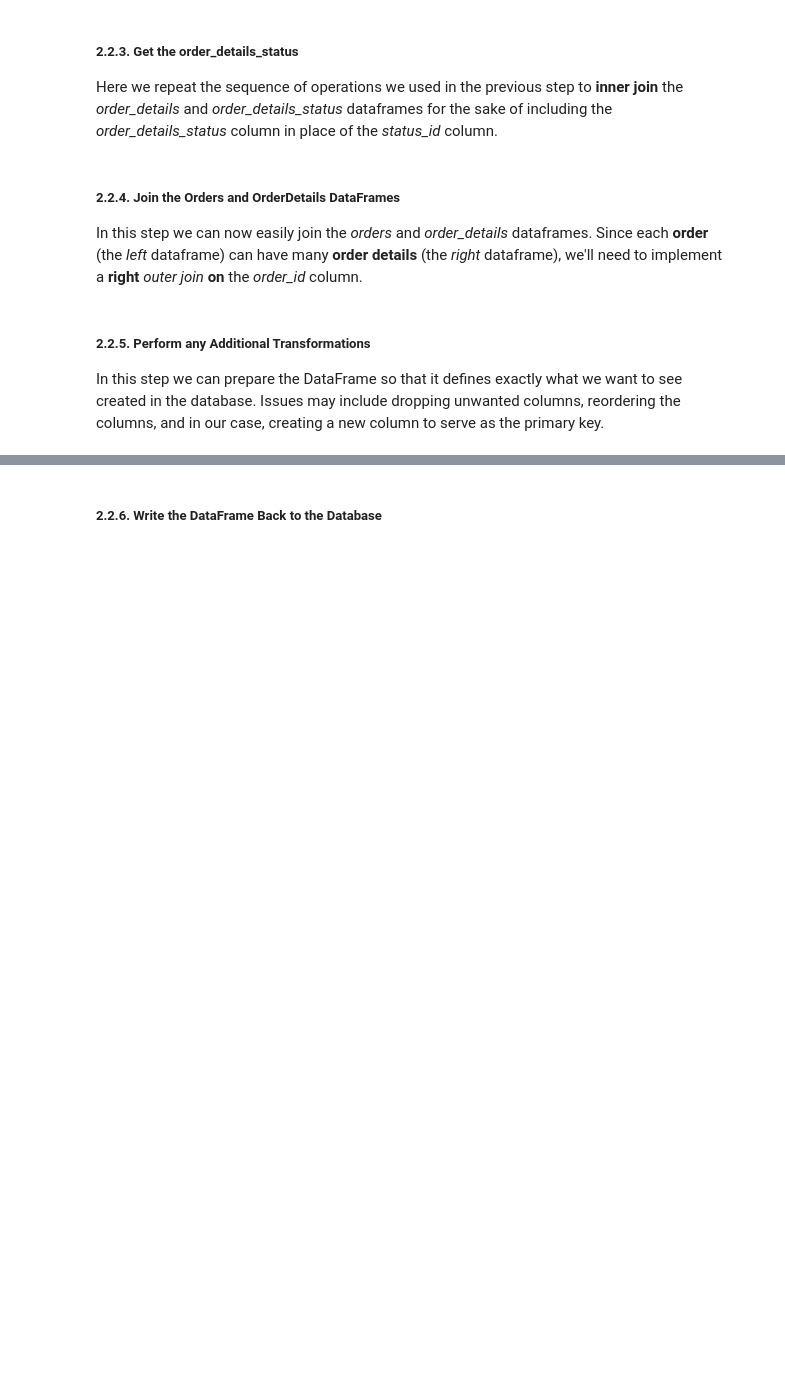
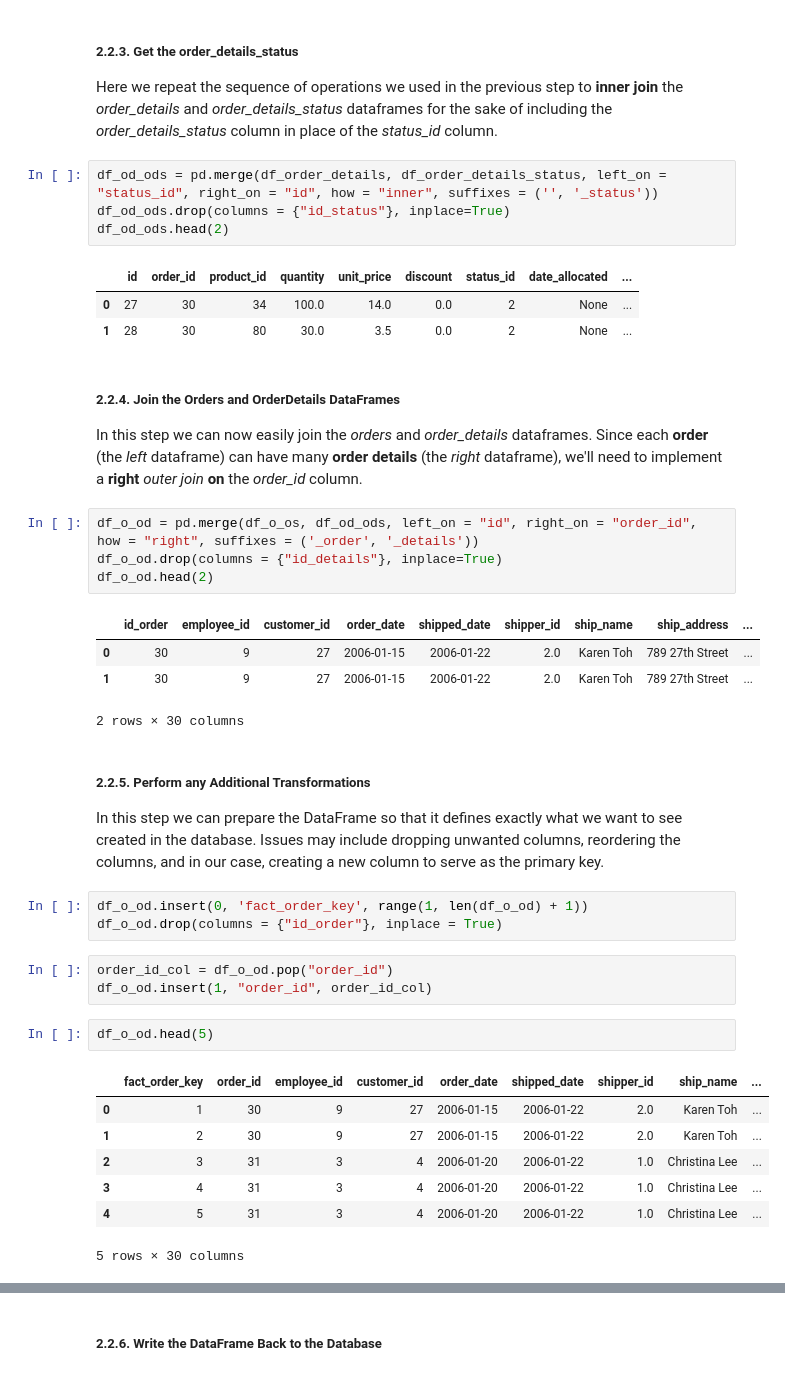
Before and after one commit to wloving77/ds2002, a Jupyter notebook: 02-Python/Lab-03-Python-Extract-Transform-Load.ipynb, the cells around one changed output, grey strips where cells are left out. Cells and saved outputs as stored; diff of their text form; blank space fills up the shorter version.

```diff
--- a/02-Python/Lab-03-Python-Extract-Transform-Load.ipynb
+++ b/02-Python/Lab-03-Python-Extract-Transform-Load.ipynb
@@ -150,9 +203,42 @@ Here we use the dataframe's **merge( )** method to **inner join** the *orders* a
 # %% [markdown]
 ##### 2.2.3. Get the order_details_status
 Here we repeat the sequence of operations we used in the previous step to **inner join** the *order_details* and *order_details_status* dataframes for the sake of including the *order_details_status* column in place of the *status_id* column.
+# %%
+df_od_ods = pd.merge(df_order_details, df_order_details_status, left_on = "status_id", right_on = "id", how = "inner", suffixes = ('', '_status'))
+df_od_ods.drop(columns = {"id_status"}, inplace=True)
+df_od_ods.head(2)
+# %% [output]
+|  | id | order_id | product_id | quantity | unit_price | discount | status_id | date_allocated | ... |
+| 0 | 27 | 30 | 34 | 100.0 | 14.0 | 0.0 | 2 | None | ... |
+| 1 | 28 | 30 | 80 | 30.0 | 3.5 | 0.0 | 2 | None | ... |
 # %% [markdown]
 ##### 2.2.4. Join the Orders and OrderDetails DataFrames
 In this step we can now easily join the *orders* and *order_details* dataframes. Since each **order** (the *left* dataframe) can have many **order details** (the *right* dataframe), we'll need to implement a **right** *outer join* **on** the *order_id* column.
+# %%
+df_o_od = pd.merge(df_o_os, df_od_ods, left_on = "id", right_on = "order_id", how = "right", suffixes = ('_order', '_details'))
+df_o_od.drop(columns = {"id_details"}, inplace=True)
+df_o_od.head(2)
+# %% [output]
+|  | id_order | employee_id | customer_id | order_date | shipped_date | shipper_id | ship_name | ship_address | ... |
+| 0 | 30 | 9 | 27 | 2006-01-15 | 2006-01-22 | 2.0 | Karen Toh | 789 27th Street | ... |
+| 1 | 30 | 9 | 27 | 2006-01-15 | 2006-01-22 | 2.0 | Karen Toh | 789 27th Street | ... |
+2 rows × 30 columns
 # %% [markdown]
 ##### 2.2.5. Perform any Additional Transformations
 In this step we can prepare the DataFrame so that it defines exactly what we want to see created in the database.  Issues may include dropping unwanted columns, reordering the columns, and in our case, creating a new column to serve as the primary key.
+# %%
+df_o_od.insert(0, 'fact_order_key', range(1, len(df_o_od) + 1))
+df_o_od.drop(columns = {"id_order"}, inplace = True)
+# %%
+order_id_col = df_o_od.pop("order_id")
+df_o_od.insert(1, "order_id", order_id_col)
+# %%
+df_o_od.head(5)
+# %% [output]
+|  | fact_order_key | order_id | employee_id | customer_id | order_date | shipped_date | shipper_id | ship_name | ... |
+| 0 | 1 | 30 | 9 | 27 | 2006-01-15 | 2006-01-22 | 2.0 | Karen Toh | ... |
+| 1 | 2 | 30 | 9 | 27 | 2006-01-15 | 2006-01-22 | 2.0 | Karen Toh | ... |
+| 2 | 3 | 31 | 3 | 4 | 2006-01-20 | 2006-01-22 | 1.0 | Christina Lee | ... |
+| 3 | 4 | 31 | 3 | 4 | 2006-01-20 | 2006-01-22 | 1.0 | Christina Lee | ... |
+| 4 | 5 | 31 | 3 | 4 | 2006-01-20 | 2006-01-22 | 1.0 | Christina Lee | ... |
+5 rows × 30 columns
```
Also changed, not shown: parts of 23 cells of this notebook, 1 other file.
